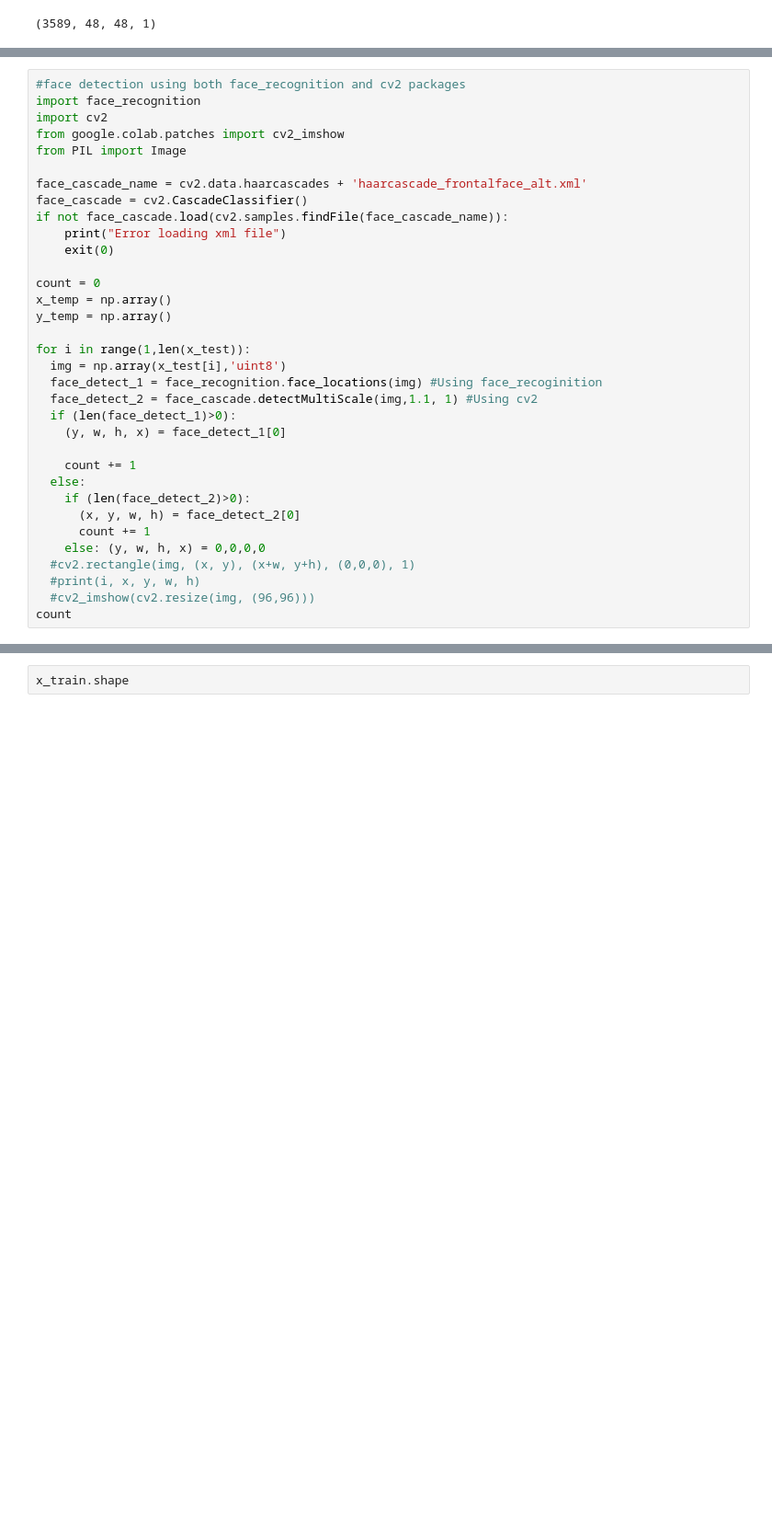
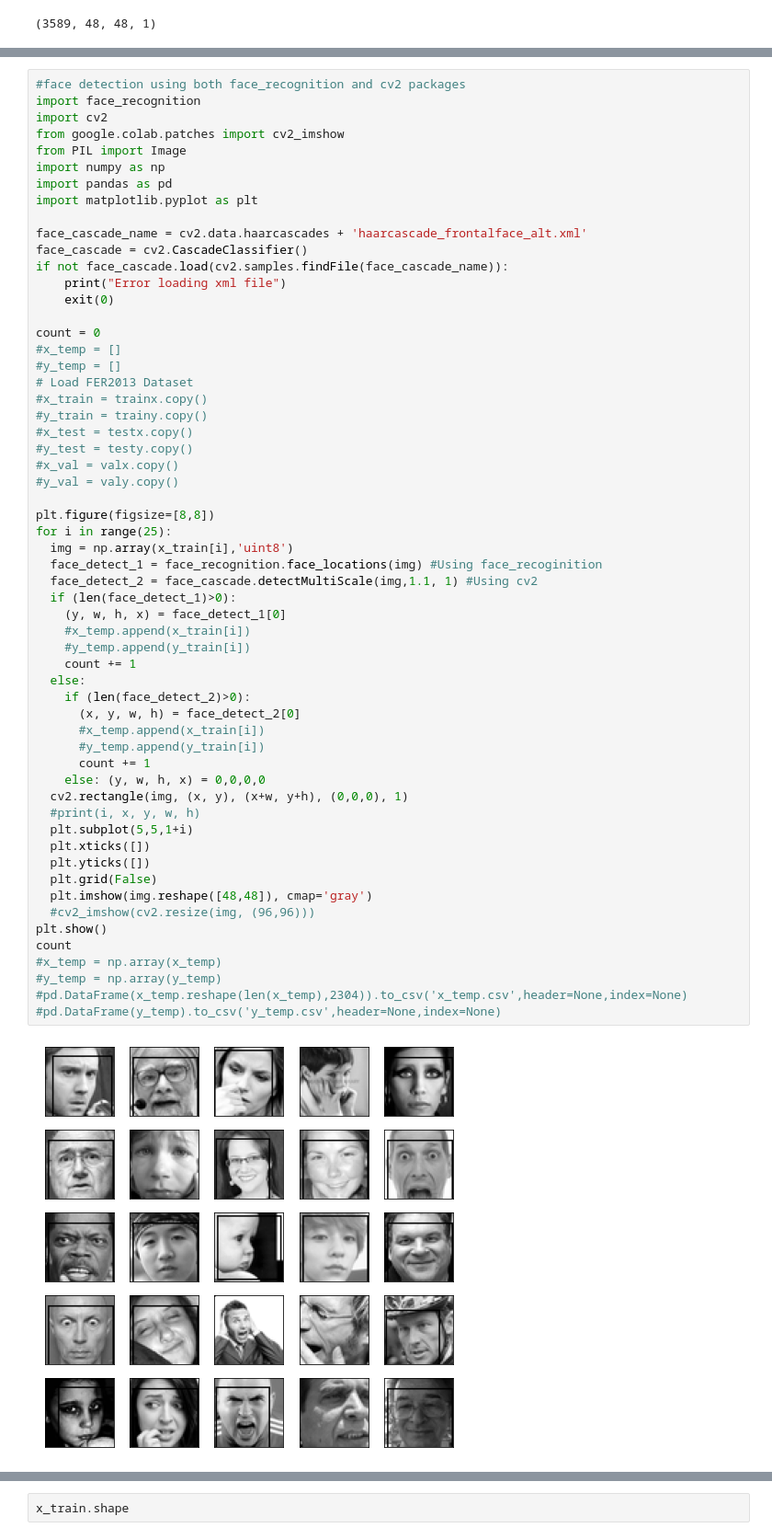
Before and after one commit to Tithra/Computer-Vision-DNN, a Jupyter notebook: FaceRecognition_Mobilenet.ipynb, the cells around one changed output, grey strips where cells are left out. Shown at 92% size. Saved outputs shown, nothing was run; the diff lists cells and outputs as text; blank space fills up the shorter version.

```diff
--- a/FaceRecognition_Mobilenet.ipynb
+++ b/FaceRecognition_Mobilenet.ipynb
@@ -339,35 +339,60 @@ Successfully installed face-recognition-1.3.0 face-recognition-models-0.3.0
 # %%
 #face detection using both face_recognition and cv2 packages
 import face_recognition
 import cv2
 from google.colab.patches import cv2_imshow
 from PIL import Image
+import numpy as np
+import pandas as pd
+import matplotlib.pyplot as plt
 
 face_cascade_name = cv2.data.haarcascades + 'haarcascade_frontalface_alt.xml'
 face_cascade = cv2.CascadeClassifier()
 if not face_cascade.load(cv2.samples.findFile(face_cascade_name)):
     print("Error loading xml file")
     exit(0)
 
 count = 0
-x_temp = np.array()
-y_temp = np.array()
+#x_temp = []
+#y_temp = []
+# Load FER2013 Dataset
+#x_train = trainx.copy()
+#y_train = trainy.copy()
+#x_test = testx.copy()
+#y_test = testy.copy()
+#x_val = valx.copy()
+#y_val = valy.copy()
 
-for i in range(1,len(x_test)):
-  img = np.array(x_test[i],'uint8')
+plt.figure(figsize=[8,8])
+for i in range(25):
+  img = np.array(x_train[i],'uint8')
   face_detect_1 = face_recognition.face_locations(img) #Using face_recoginition
   face_detect_2 = face_cascade.detectMultiScale(img,1.1, 1) #Using cv2
   if (len(face_detect_1)>0):
     (y, w, h, x) = face_detect_1[0]
-
+    #x_temp.append(x_train[i])
+    #y_temp.append(y_train[i])
     count += 1
   else:
     if (len(face_detect_2)>0):
       (x, y, w, h) = face_detect_2[0]
+      #x_temp.append(x_train[i])
+      #y_temp.append(y_train[i])
       count += 1
     else: (y, w, h, x) = 0,0,0,0
-  #cv2.rectangle(img, (x, y), (x+w, y+h), (0,0,0), 1)
+  cv2.rectangle(img, (x, y), (x+w, y+h), (0,0,0), 1)
   #print(i, x, y, w, h)
+  plt.subplot(5,5,1+i)
+  plt.xticks([])
+  plt.yticks([])
+  plt.grid(False)
+  plt.imshow(img.reshape([48,48]), cmap='gray')
   #cv2_imshow(cv2.resize(img, (96,96)))
+plt.show()
 count
+#x_temp = np.array(x_temp)
+#y_temp = np.array(y_temp)
+#pd.DataFrame(x_temp.reshape(len(x_temp),2304)).to_csv('x_temp.csv',header=None,index=None)
+#pd.DataFrame(y_temp).to_csv('y_temp.csv',header=None,index=None)
 # %% [output]
+[figure, added]
```
Also changed, not shown: parts of 7 cells of this notebook.
